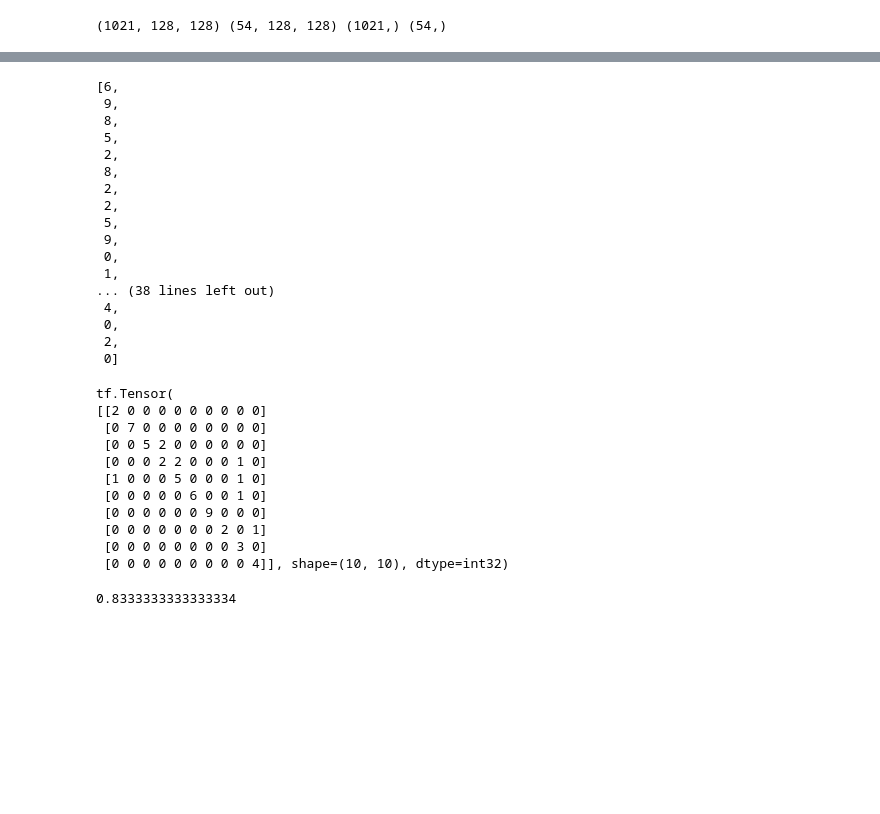
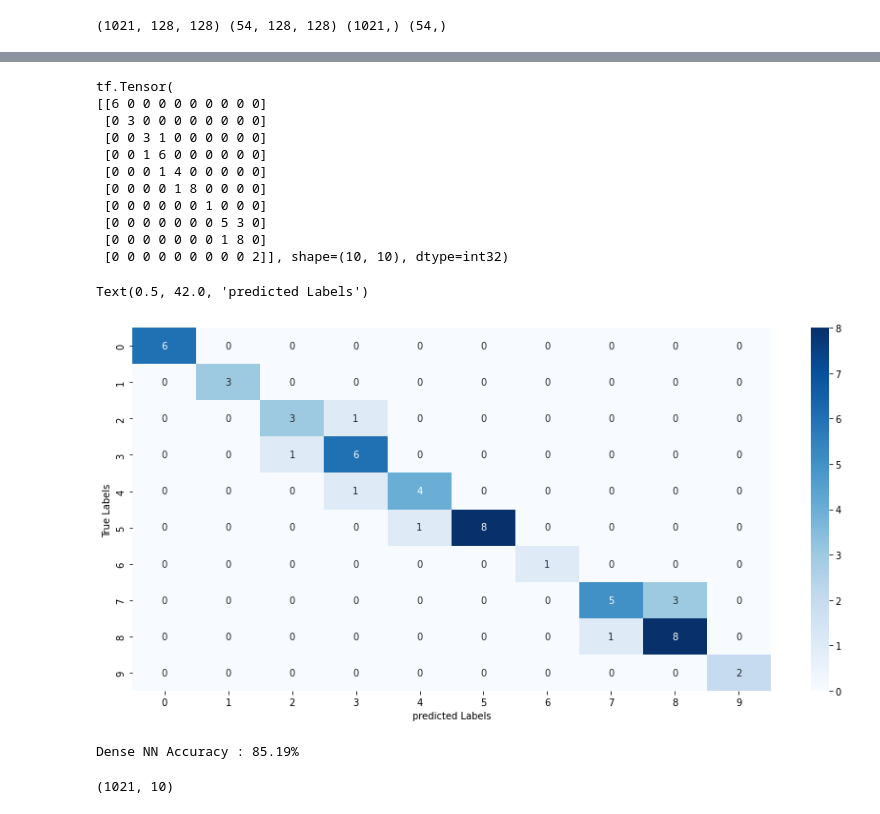
Before and after one commit to thm1d/digit_slr, a Jupyter notebook: code.ipynb, the cells around one changed output, grey strips where cells are left out. Cells and saved outputs as stored; diff of their text form; code cells hidden in the pictures; blank space fills up the shorter version.

```diff
--- a/code.ipynb
+++ b/code.ipynb
@@ -63,6 +62,6 @@ model.compile(optimizer='adam',
 )
 # %%
 #training the neural network
-model.fit(X_train, y_train, epochs=40)
+model.fit(X_train, y_train, epochs=50)
 # %% [output]
 Epoch 1/50
@@ -97,43 +98,33 @@ y_pred = model.predict(X_test)
 # %%
 # Converting the prediction probabilities to class label for all test cases
 y_pred_labels = [np.argmax(i) for i in  y_pred]
-# %%
-y_pred_labels
-# %% [output]
-[6,
- 9,
- 8,
- 5,
- 2,
- 8,
- 2,
- 2,
- 5,
- 9,
- 0,
- 1,
-... (38 lines left out)
- 4,
- 0,
- 2,
- 0]
 # %%
 # Building Confusion Matrix
 conf_mat = confusion_matrix(y_test, y_pred_labels)
 print(conf_mat)
 # %% [output]
 tf.Tensor(
-[[2 0 0 0 0 0 0 0 0 0]
- [0 7 0 0 0 0 0 0 0 0]
- [0 0 5 2 0 0 0 0 0 0]
- [0 0 0 2 2 0 0 0 1 0]
- [1 0 0 0 5 0 0 0 1 0]
- [0 0 0 0 0 6 0 0 1 0]
- [0 0 0 0 0 0 9 0 0 0]
- [0 0 0 0 0 0 0 2 0 1]
- [0 0 0 0 0 0 0 0 3 0]
- [0 0 0 0 0 0 0 0 0 4]], shape=(10, 10), dtype=int32)
+[[6 0 0 0 0 0 0 0 0 0]
+ [0 3 0 0 0 0 0 0 0 0]
+ [0 0 3 1 0 0 0 0 0 0]
+ [0 0 1 6 0 0 0 0 0 0]
+ [0 0 0 1 4 0 0 0 0 0]
+ [0 0 0 0 1 8 0 0 0 0]
+ [0 0 0 0 0 0 1 0 0 0]
+ [0 0 0 0 0 0 0 5 3 0]
+ [0 0 0 0 0 0 0 1 8 0]
+ [0 0 0 0 0 0 0 0 0 2]], shape=(10, 10), dtype=int32)
+# %%
+# Ploting Confusion Matrix
+plt.figure(figsize=(15, 7))
+sns.heatmap(conf_mat, annot=True, fmt='d', cmap='Blues')
+plt.ylabel('True Labels')
+plt.xlabel("predicted Labels")
+# %% [output]
+Text(0.5, 42.0, 'predicted Labels')
+[figure, added]
 # %%
 accuracy_score(y_test, y_pred_labels)
+print("Dense NN Accuracy : %.2f%%" % (accuracy * 100))
 # %% [output]
-0.8333333333333334
+Dense NN Accuracy : 85.19%
@@ -139,0 +152,10 @@ accuracy_score(y_test, y_pred_labels)
+# %%
+train_images = np.reshape(X_train, (X_train.shape[0], 128, 128, 1))
+test_images = np.reshape(X_test, (X_test.shape[0], 128, 128, 1))
+
+train_labels = np_utils.to_categorical(y_train, 10)
+test_labels = np_utils.to_categorical(y_test, 10)
+
+train_labels.shape
+# %% [output]
+(1021, 10)
```
Also changed, not shown: parts of 14 cells of this notebook, 2 other files.
